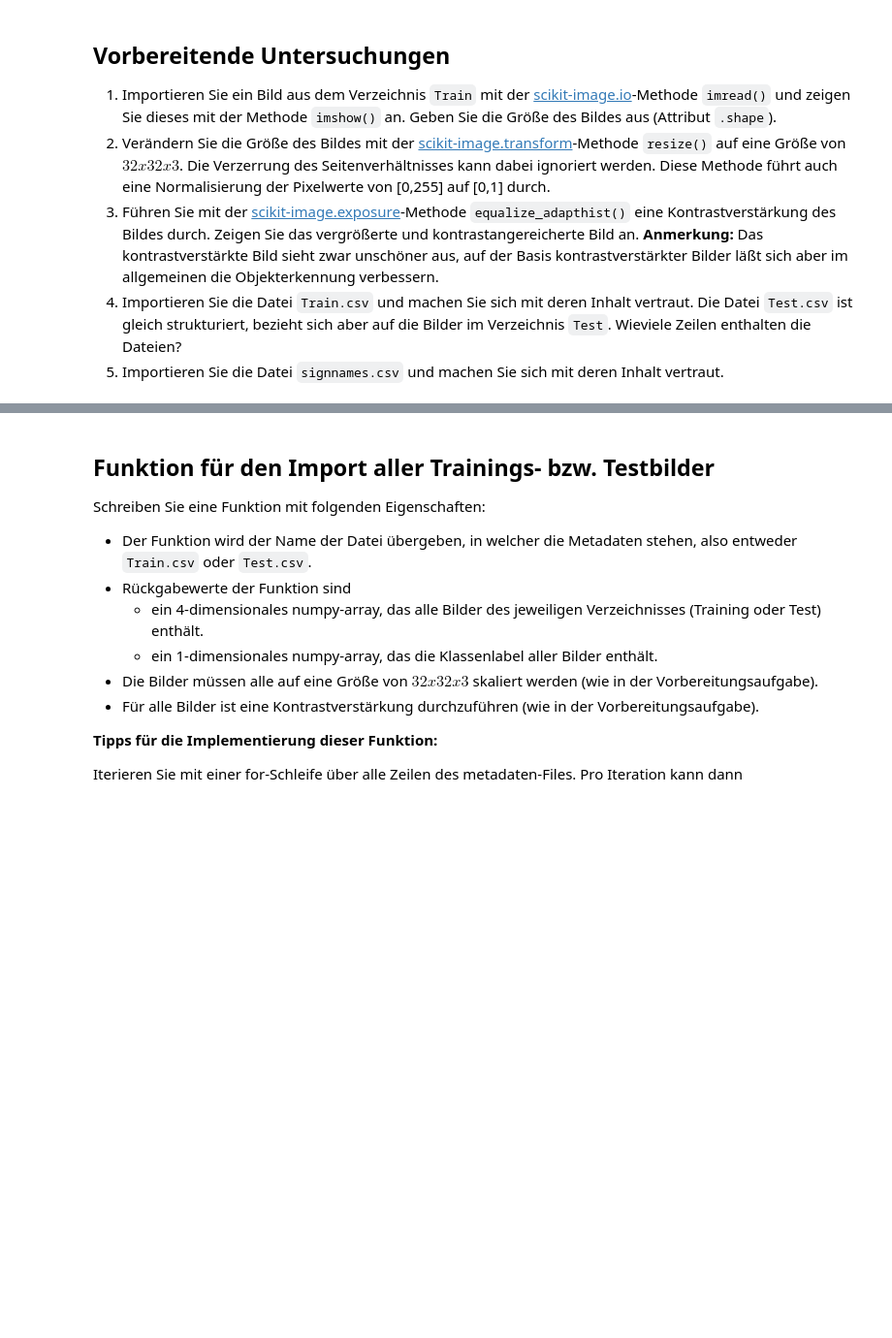
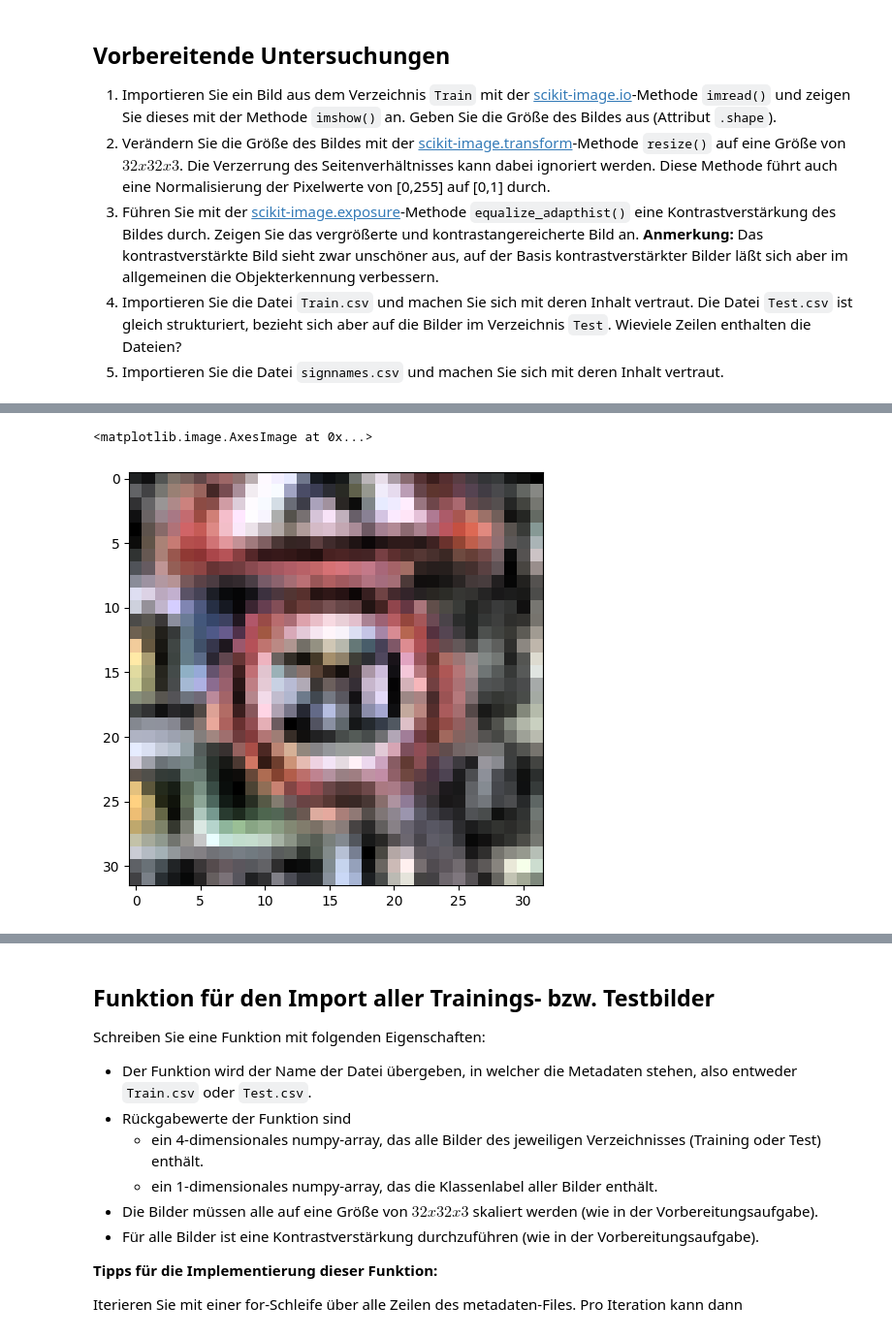
Before and after one commit to Branchverse/datamininglecture, a Jupyter notebook: 6_traffic_sign_recognition/TrafficSignClassification.ipynb, the cells around one changed output, grey strips where cells are left out. Shown at 97% size. Drawn from its saved outputs; the diff is of its cells as text; code cells hidden in the pictures; blank space fills up the shorter version.

```diff
--- a/6_traffic_sign_recognition/TrafficSignClassification.ipynb
+++ b/6_traffic_sign_recognition/TrafficSignClassification.ipynb
@@ -43,0 +61,10 @@ Machen Sie sich mit der Implementierung von Neuronalen Netzen mit Tensorflow und
+# %%
+#2
+resized_picture = resize(read_picture, (32, 32, 3))
+
+#3
+high_contrast_picture = exposure.equalize_adapthist(resized_picture)
+io.imshow(high_contrast_picture)
+# %% [output]
+<matplotlib.image.AxesImage at 0x...>
+[figure, added]
```
Also changed, not shown: parts of 4 cells of this notebook, 1 other file.
